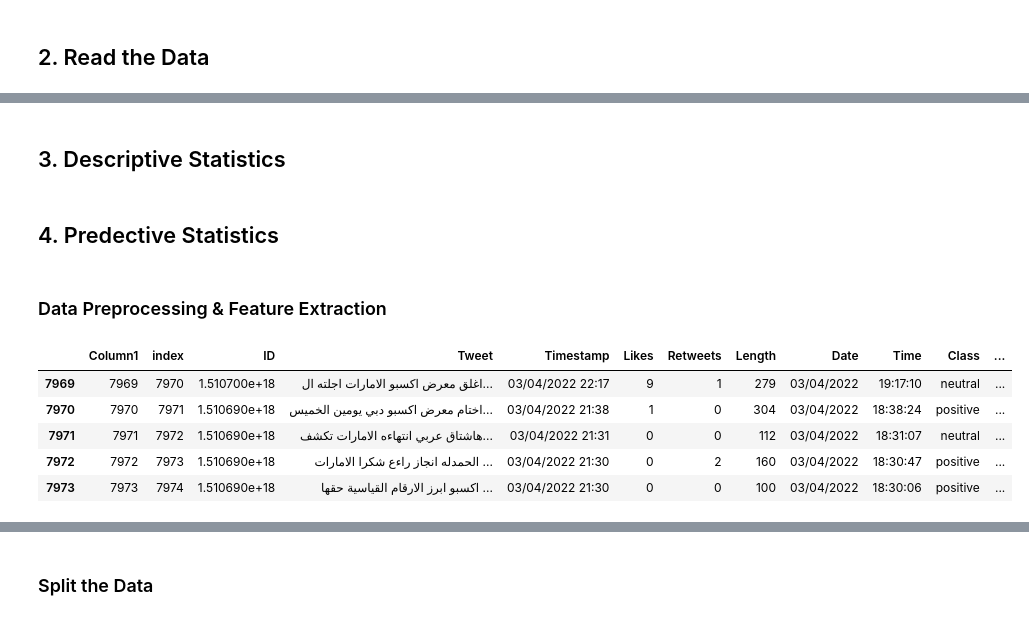
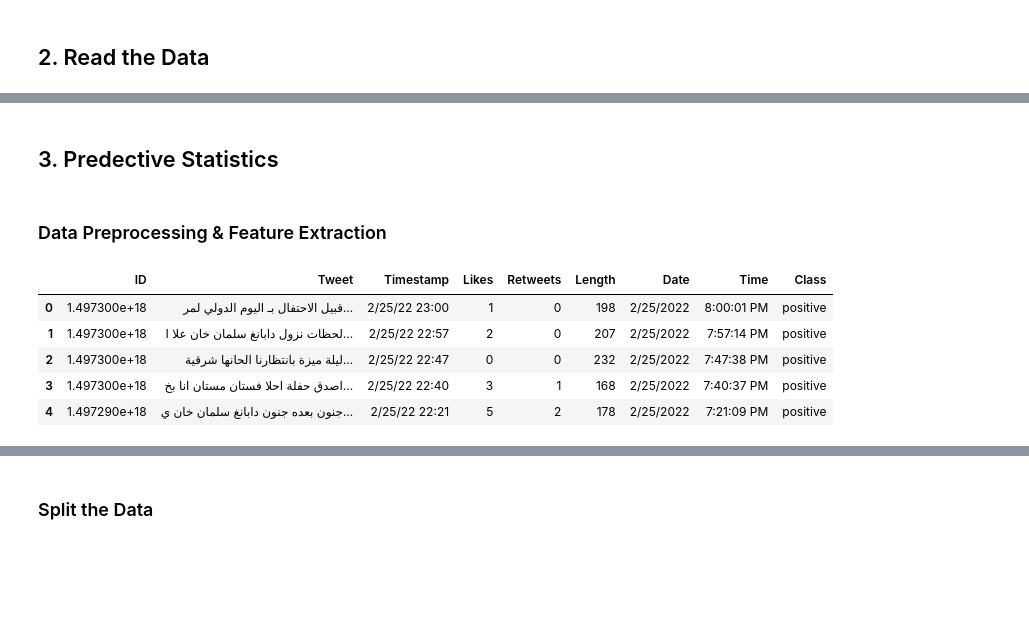
Before and after one commit to dalalbinhumaid/expo-2020-sentiment-analysis, a Jupyter notebook: tweets-analysis.ipynb, the cells around one changed output, grey strips where cells are left out. Saved outputs shown, nothing was run; the diff lists cells and outputs as text; code cells hidden in the pictures; blank space fills up the shorter version.

```diff
--- a/tweets-analysis.ipynb
+++ b/tweets-analysis.ipynb
@@ -20,8 +19,8 @@ import matplotlib.patches as mpatches
 # %% [markdown]
 ## 2. Read the Data
 # %%
-tweets = pd.read_csv('Tweets\\Excel\\tweets_classified.csv')
-# tweets = tweets.drop(['Column1', 'index'], axis=1)
+tweets = pd.read_csv('Tweets\\final_tweets_classified.csv')
+tweets = tweets.drop(['Column1', 'index'], axis=1)
 tweets = tweets.reset_index(drop=True)
 tweets.head()
 # %% [output]
@@ -55,3 +57,3 @@ Index(['Column1', 'index', 'ID', 'Tweet', 'Timestamp', 'Likes', 'Retweets',
       dtype='object')
 # %% [markdown]
-## 3. Descriptive Statistics
+## 3. Predective Statistics
@@ -60,20 +60,14 @@ Index(['Column1', 'index', 'ID', 'Tweet', 'Timestamp', 'Likes', 'Retweets',
-# %% [markdown]
-## 4. Predective Statistics
 # %% [markdown]
 ### Data Preprocessing & Feature Extraction
-# %%
-# Split the data into tokens
-tweets["Tokens"] = tweets["Tweet"].apply(lambda tweet: tokenize(tweet, conditions=is_arabicrange))
 # %%
 tweets.head()
-tweets.tail()
 # %% [output]
-|  | Column1 | index | ID | Tweet | Timestamp | Likes | Retweets | Length | Date | Time | Class | ... |
-| 7969 | 7969 | 7970 | 1.510700e+18 | اغلق معرض اكسبو الامارات اجلته ال... | 03/04/2022 22:17 | 9 | 1 | 279 | 03/04/2022 | 19:17:10 | neutral | ... |
-| 7970 | 7970 | 7971 | 1.510690e+18 | اختام معرض اكسبو دبي يومين الخميس... | 03/04/2022 21:38 | 1 | 0 | 304 | 03/04/2022 | 18:38:24 | positive | ... |
-| 7971 | 7971 | 7972 | 1.510690e+18 | هاشتاق عربي انتهاءه الامارات تكشف... | 03/04/2022 21:31 | 0 | 0 | 112 | 03/04/2022 | 18:31:07 | neutral | ... |
-| 7972 | 7972 | 7973 | 1.510690e+18 | الحمدله انجاز راءع شكرا الامارات ... | 03/04/2022 21:30 | 0 | 2 | 160 | 03/04/2022 | 18:30:47 | positive | ... |
-| 7973 | 7973 | 7974 | 1.510690e+18 | اكسبو ابرز الارقام القياسية حقها ... | 03/04/2022 21:30 | 0 | 0 | 100 | 03/04/2022 | 18:30:06 | positive | ... |
+|  | ID | Tweet | Timestamp | Likes | Retweets | Length | Date | Time | Class |
+| 0 | 1.497300e+18 | قبيل الاحتفال بـ اليوم الدولي لمر... | 2/25/22 23:00 | 1 | 0 | 198 | 2/25/2022 | 8:00:01 PM | positive |
+| 1 | 1.497300e+18 | لحظات نزول دابانغ سلمان خان علا ا... | 2/25/22 22:57 | 2 | 0 | 207 | 2/25/2022 | 7:57:14 PM | positive |
+| 2 | 1.497300e+18 | ليلة ميزة بانتظارنا الحانها شرقية... | 2/25/22 22:47 | 0 | 0 | 232 | 2/25/2022 | 7:47:38 PM | positive |
+| 3 | 1.497300e+18 | اصدق حفلة احلا فستان مستان انا بخ... | 2/25/22 22:40 | 3 | 1 | 168 | 2/25/2022 | 7:40:37 PM | positive |
+| 4 | 1.497290e+18 | جنون بعده جنون دابانغ سلمان خان ي... | 2/25/22 22:21 | 5 | 2 | 178 | 2/25/2022 | 7:21:09 PM | positive |
 # %%
 # Drop the neutral class
 tweets = tweets[tweets.Class != 'neutral']
```
Also changed, not shown: parts of 43 cells of this notebook, 2 other files.
